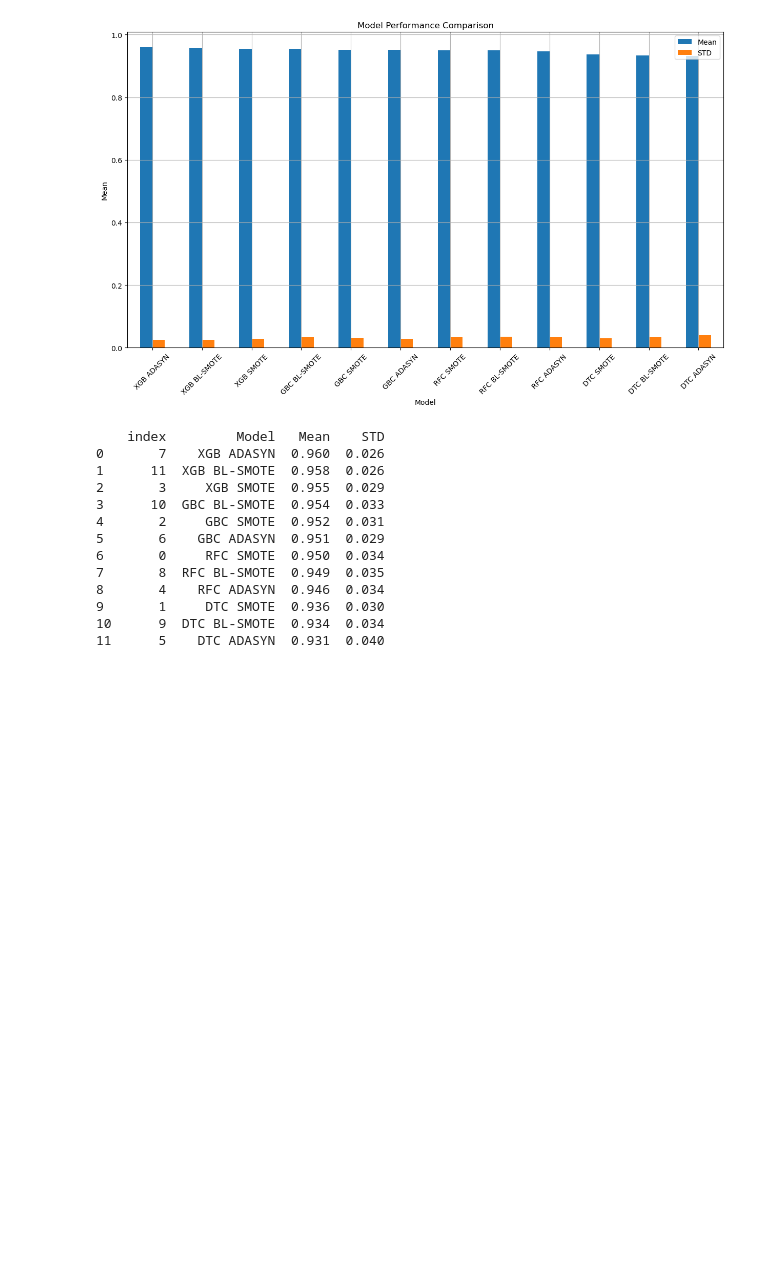
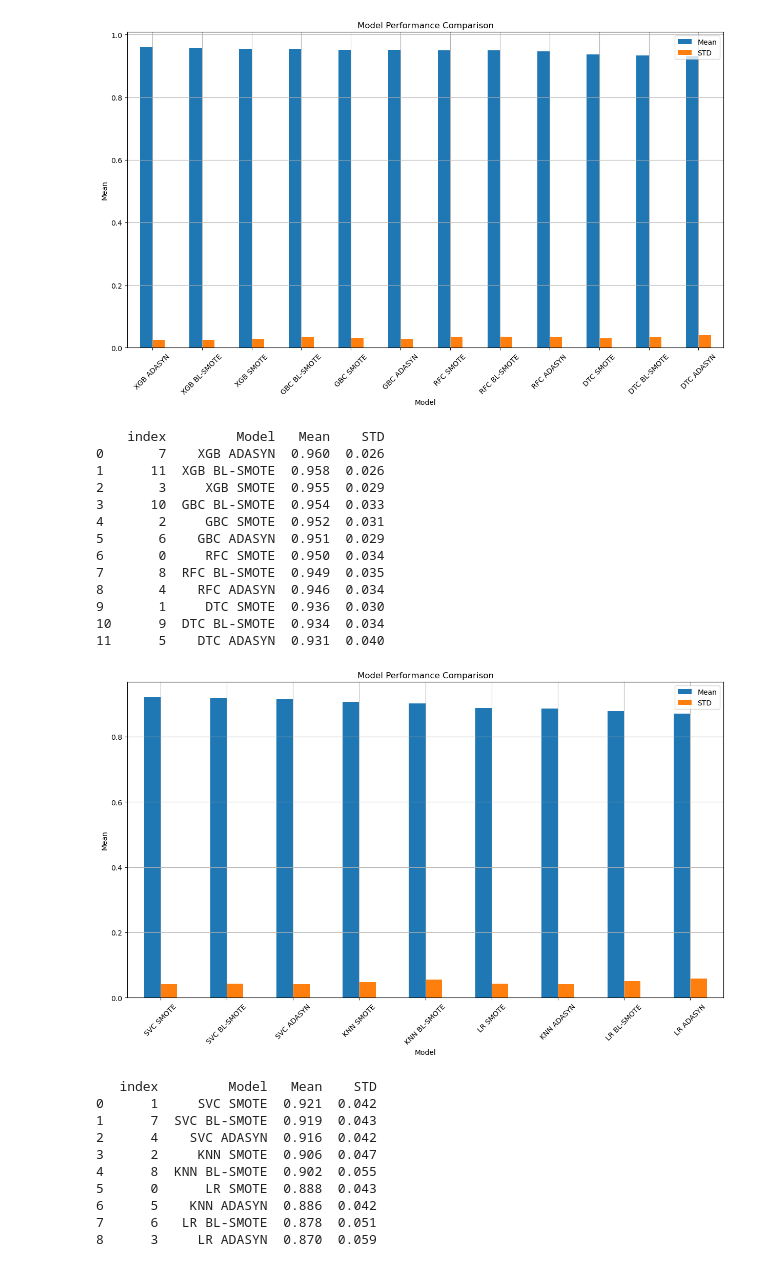
Before and after one commit to MaukanMir/Thyroid-Cancer-Classification, a Jupyter notebook: training.ipynb, the cells around one changed output. Drawn from its saved outputs; the diff is of its cells as text; code cells hidden in the pictures; blank space fills up the shorter version.

Commit message:
added new models

```diff
--- a/training.ipynb
+++ b/training.ipynb
@@ -333,3 +333,19 @@ test_sampled_selected_models(preprocessor, model_names, models, sampling_names,
 9       1     DTC SMOTE  0.936  0.030
 10      9  DTC BL-SMOTE  0.934  0.034
 11      5    DTC ADASYN  0.931  0.040
+# %%
+model_names = ["LR", "SVC", "KNN"]
+models = grab_selected_models(model_names)
+test_sampled_selected_models(preprocessor, model_names, models, sampling_names, sampling_models, X, y)
+# %% [output]
+[figure, added]
+   index         Model   Mean    STD
+0      1     SVC SMOTE  0.921  0.042
+1      7  SVC BL-SMOTE  0.919  0.043
+2      4    SVC ADASYN  0.916  0.042
+3      2     KNN SMOTE  0.906  0.047
+4      8  KNN BL-SMOTE  0.902  0.055
+5      0      LR SMOTE  0.888  0.043
+6      5    KNN ADASYN  0.886  0.042
+7      6   LR BL-SMOTE  0.878  0.051
+8      3     LR ADASYN  0.870  0.059
```
